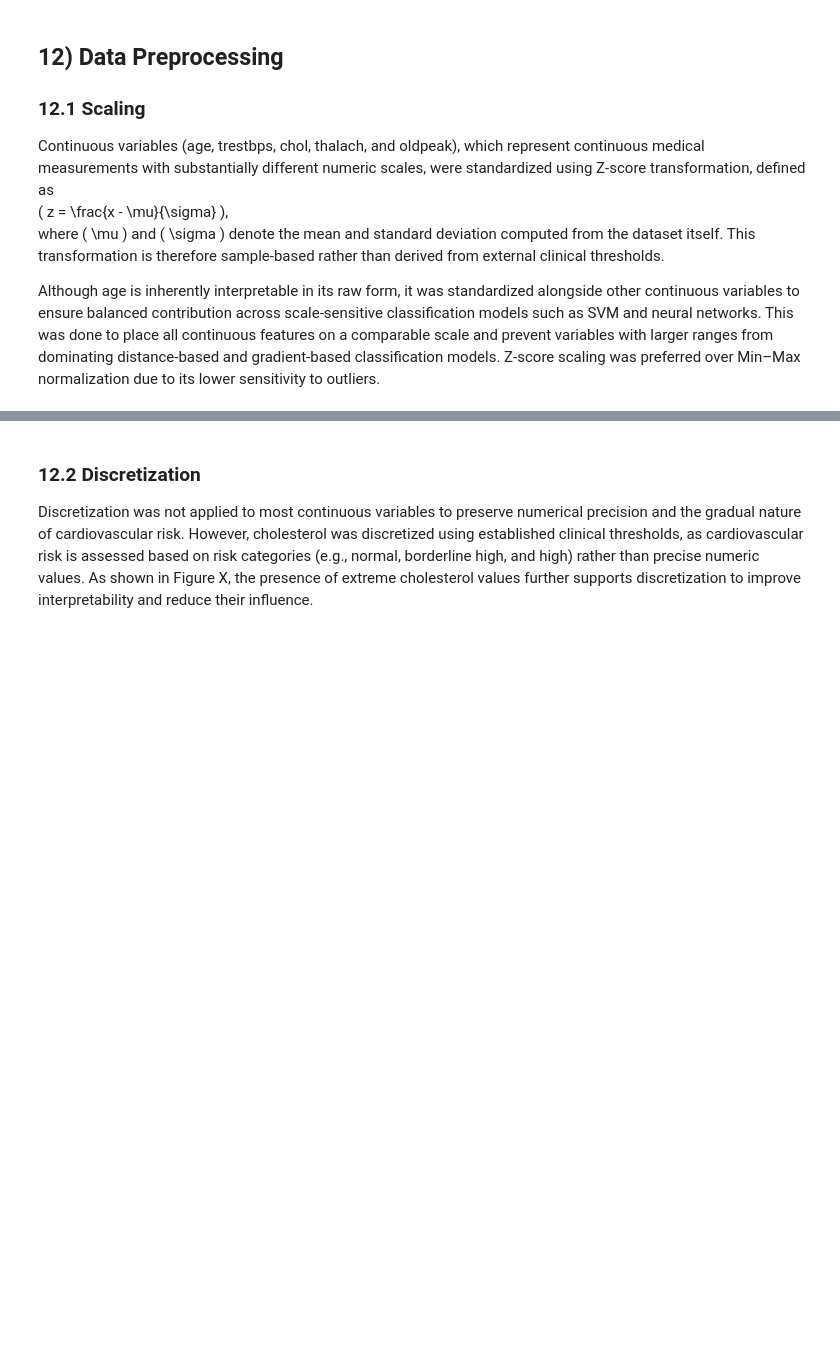
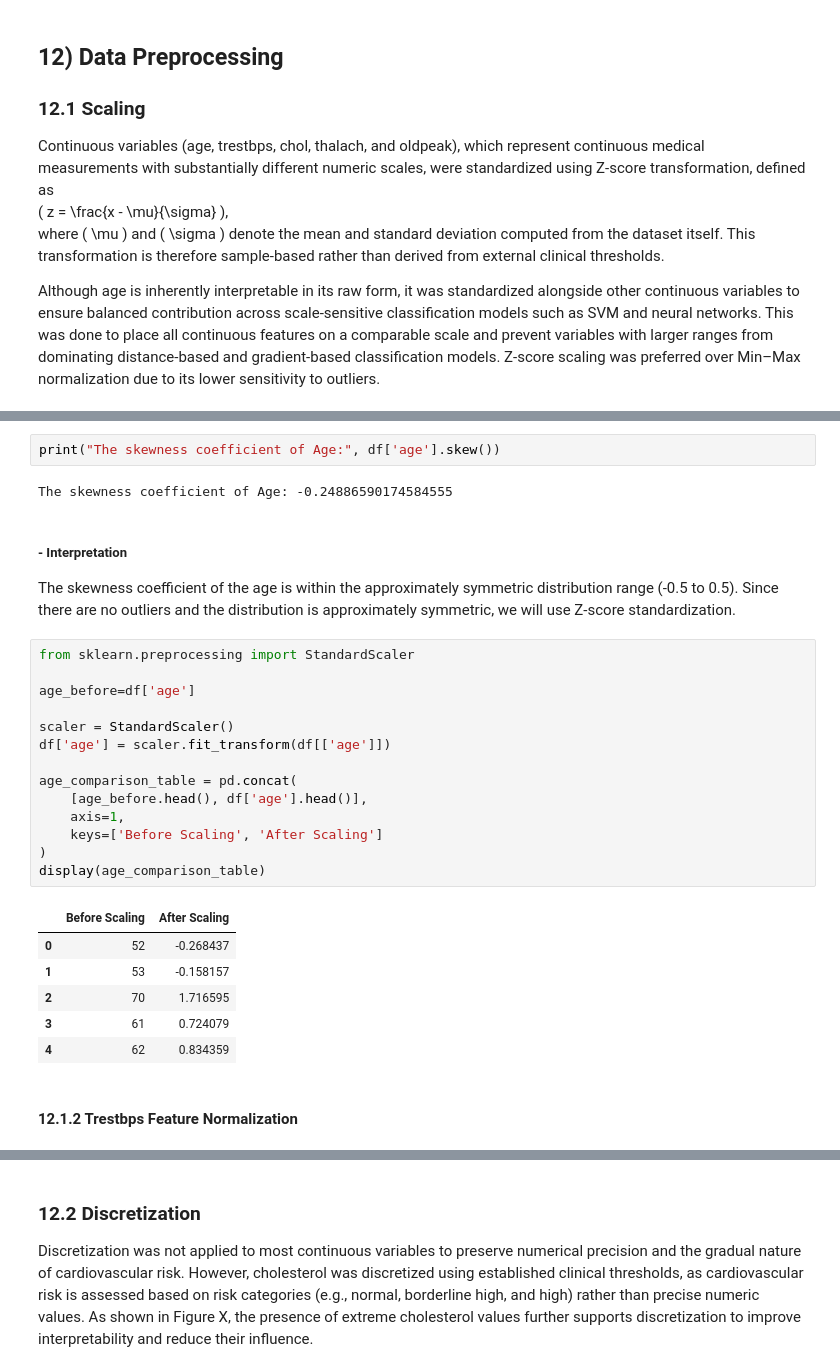
Before and after one commit to Janau00/SWE485-Project-Group9, a Jupyter notebook: Phase1_Data_Exploration.ipynb, the cells around one changed output, grey strips where cells are left out. Drawn from its saved outputs; the diff is of its cells as text; blank space fills up the shorter version.

Commit message:
feat: adding normalization part

```diff
--- a/Phase1_Data_Exploration.ipynb
+++ b/Phase1_Data_Exploration.ipynb
@@ -403,0 +446,32 @@ display(scaling_summary)
+# %%
+print("The skewness coefficient of Age:", df['age'].skew())
+# %% [output]
+The skewness coefficient of Age: -0.24886590174584555
+# %% [markdown]
+##### - Interpretation
+
+The skewness coefficient of the age is within the approximately symmetric distribution range (-0.5 to 0.5).
+Since there are no outliers and the distribution is approximately symmetric, we will use Z-score standardization.
+# %%
+from sklearn.preprocessing import StandardScaler
+
+age_before=df['age']
+
+scaler = StandardScaler()
+df['age'] = scaler.fit_transform(df[['age']])
+
+age_comparison_table = pd.concat(
+    [age_before.head(), df['age'].head()],
+    axis=1,
+    keys=['Before Scaling', 'After Scaling']
+)
+display(age_comparison_table)
+# %% [output]
+|  | Before Scaling | After Scaling |
+| 0 | 52 | -0.268437 |
+| 1 | 53 | -0.158157 |
+| 2 | 70 | 1.716595 |
+| 3 | 61 | 0.724079 |
+| 4 | 62 | 0.834359 |
+# %% [markdown]
+#### 12.1.2 Trestbps Feature Normalization
```
Also changed, not shown: parts of 27 cells of this notebook.
